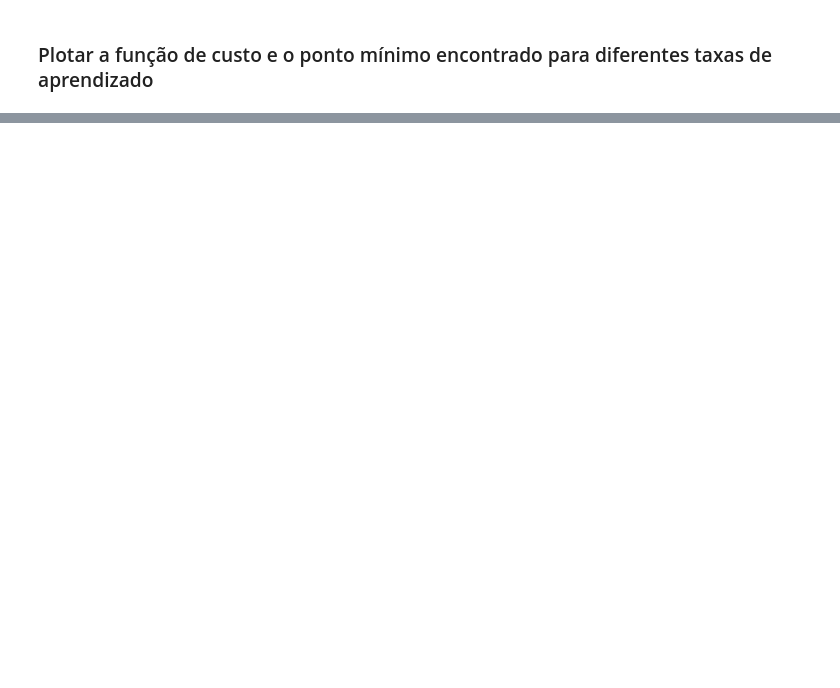
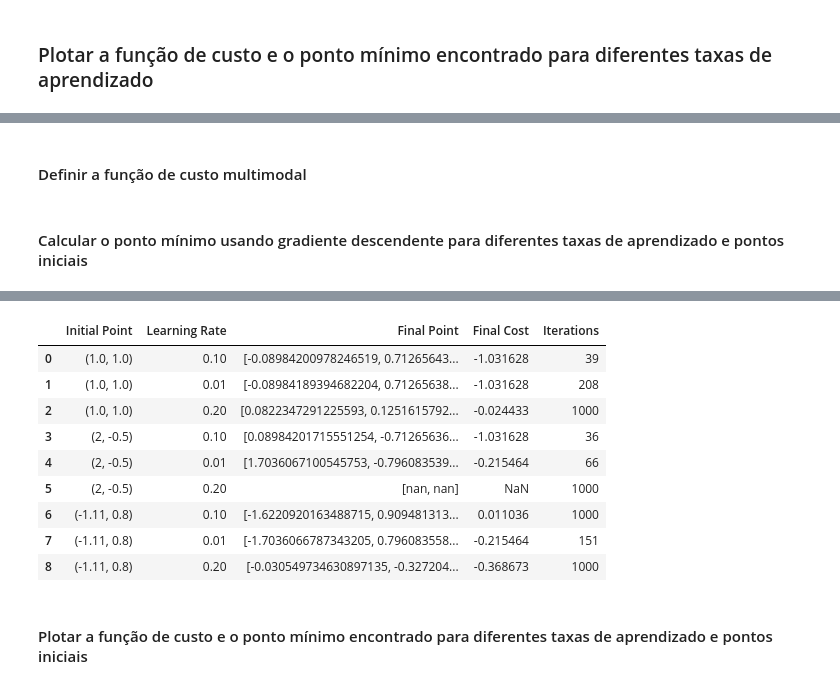
Before and after one commit to matheusssilva991/rna_tarefas_mestrado, a Jupyter notebook: src/tarefa1.ipynb, the cells around one changed output, grey strips where cells are left out. Saved outputs shown, nothing was run; the diff lists cells and outputs as text; code cells hidden in the pictures; blank space fills up the shorter version.

```diff
--- a/src/tarefa1.ipynb
+++ b/src/tarefa1.ipynb
@@ -201,0 +180,56 @@ plot_function(cost_fn, x_values,costs, title=f"Superfície da Função de Custo
+# %% [markdown]
+#### Definir a função de custo multimodal
+# %%
+def six_hump_camel(x: np.ndarray) -> float:
+    x1 = x[0]
+    x2 = x[1]
+
+    term1 = (4 - 2.1 * x1**2 + (x1**4) / 3) * x1**2
+    term2 = x1 * x2
+    term3 = (-4 + 4 * x2**2) * x2**2
+
+    return term1 + term2 + term3
+
+def six_hump_camel_grad(x: np.ndarray) -> np.ndarray:
+    x1 = x[0]
+    x2 = x[1]
+
+    dJ_dx1 = 8 * x1 - 8.4 * x1**3 + 2 * x1**5 + x2
+    dJ_dx2 = x1 - 8 * x2 + 16 * x2**3
+
+    return np.array([dJ_dx1, dJ_dx2], dtype=np.float64)
+# %% [markdown]
+#### Calcular o ponto mínimo usando gradiente descendente para diferentes taxas de aprendizado e pontos iniciais
+# %%
+xs = [[1.0, 1.0], [2, -0.5], [-1.11, 0.8]]
+learning_rates = [0.1, 0.01, 0.2]
+max_iter = 1000
+
+dict_of_results = {tuple(x): {} for x in xs}
+
+for x in xs:
+    x_tuple = tuple(x)
+    for learning_rate in learning_rates:
+        x_values, costs, num_iter = gradient_descendent(x, six_hump_camel, six_hump_camel_grad, learning_rate, max_iter, tolerance, 1)
+        x_values = np.array(x_values)
+        costs = np.array(costs)
+
+        dict_of_results[x_tuple][learning_rate] = (x_values, costs, num_iter)
+
+df = pd.DataFrame(columns=["Initial Point", "Learning Rate", "Final Point", "Final Cost", "Iterations"])
+result_rows = []
+for initial_point, results in dict_of_results.items():
+    for learning_rate, (x_values, costs, num_iter) in results.items():
+        final_point = x_values[-1]
+        final_cost = costs[-1]
+        result_rows.append({
+            "Initial Point": initial_point,
+            "Learning Rate": learning_rate,
+            "Final Point": final_point,
+            "Final Cost": final_cost,
+            "Iterations": num_iter
+        })
+
+df = pd.DataFrame(result_rows)
+df
+# %% [output]
@@ -201,0 +255,12 @@ plot_function(cost_fn, x_values,costs, title=f"Superfície da Função de Custo
+|  | Initial Point | Learning Rate | Final Point | Final Cost | Iterations |
+| 0 | (1.0, 1.0) | 0.10 | [-0.08984200978246519, 0.71265643... | -1.031628 | 39 |
+| 1 | (1.0, 1.0) | 0.01 | [-0.08984189394682204, 0.71265638... | -1.031628 | 208 |
+| 2 | (1.0, 1.0) | 0.20 | [0.0822347291225593, 0.1251615792... | -0.024433 | 1000 |
+| 3 | (2, -0.5) | 0.10 | [0.08984201715551254, -0.71265636... | -1.031628 | 36 |
+| 4 | (2, -0.5) | 0.01 | [1.7036067100545753, -0.796083539... | -0.215464 | 66 |
+| 5 | (2, -0.5) | 0.20 | [nan, nan] | NaN | 1000 |
+| 6 | (-1.11, 0.8) | 0.10 | [-1.6220920163488715, 0.909481313... | 0.011036 | 1000 |
+| 7 | (-1.11, 0.8) | 0.01 | [-1.7036066787343205, 0.796083558... | -0.215464 | 151 |
+| 8 | (-1.11, 0.8) | 0.20 | [-0.030549734630897135, -0.327204... | -0.368673 | 1000 |
+# %% [markdown]
+#### Plotar a função de custo e o ponto mínimo encontrado para diferentes taxas de aprendizado e pontos iniciais
```
Also changed, not shown: parts of 14 cells of this notebook, 2 other files.
